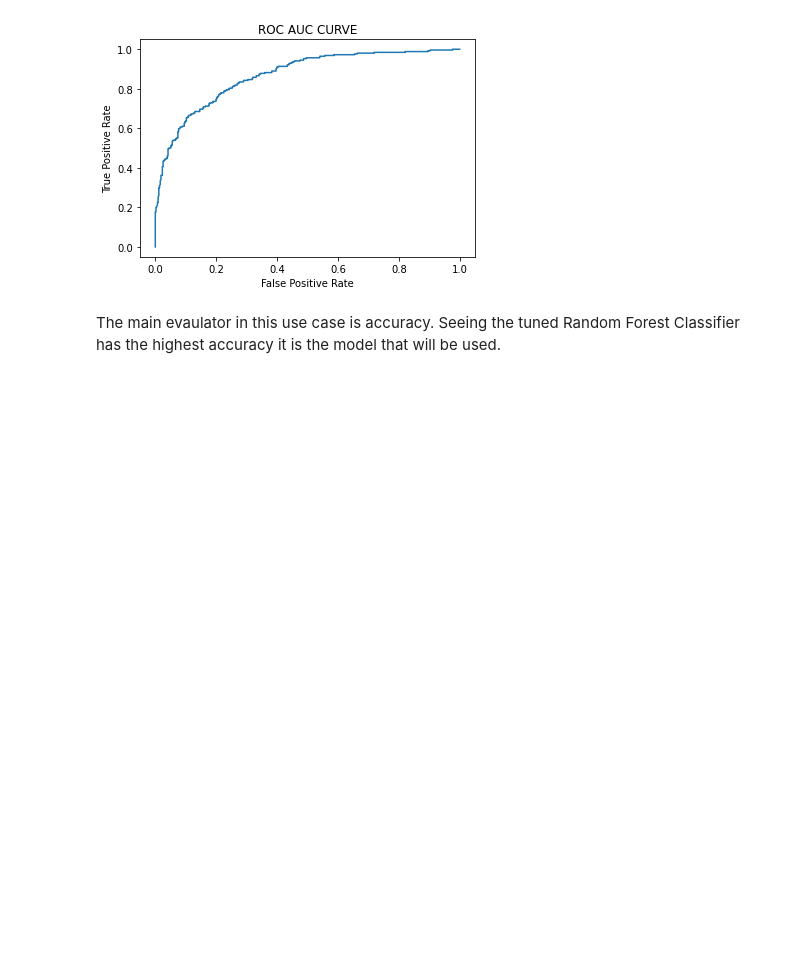
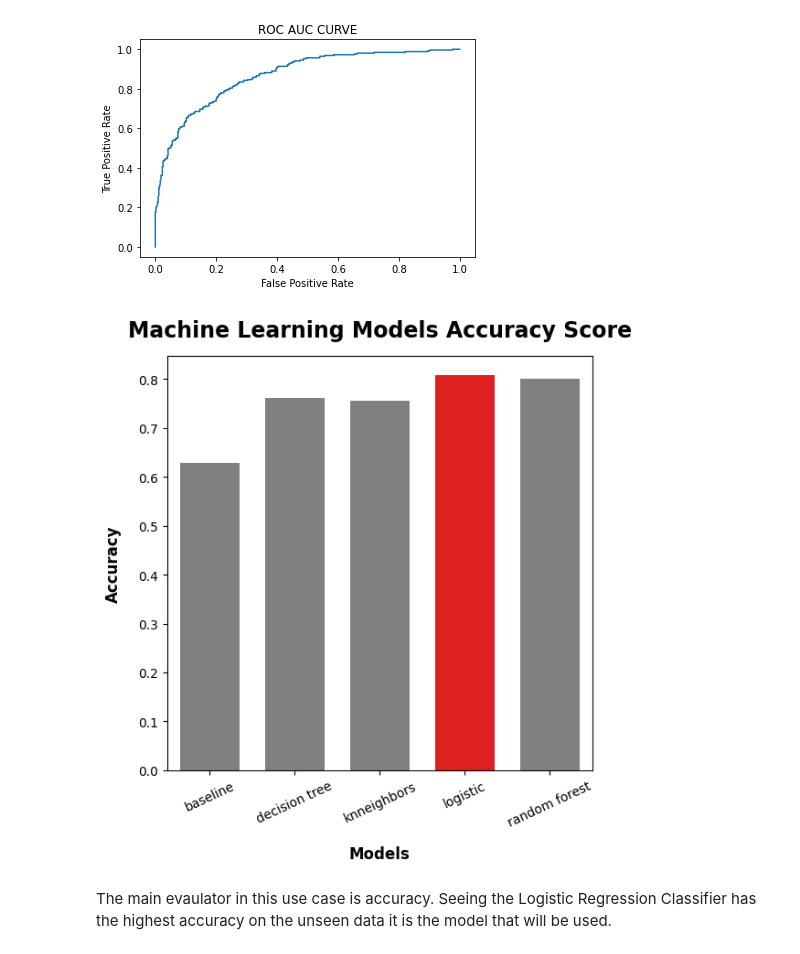
Before and after one commit to RogerPineda13/Healthcare_Persistency_of_a_drug, a Jupyter notebook: Week12/Modeling.ipynb, the cells around one changed output. Saved outputs shown, nothing was run; the diff lists cells and outputs as text; code cells hidden in the pictures; blank space fills up the shorter version.

```diff
--- a/Week12/Modeling.ipynb
+++ b/Week12/Modeling.ipynb
@@ -45,6 +45,13 @@ def roc_auc_curve(fpr,tpr):
   plt.ylabel("True Positive Rate")
   plt.title("ROC AUC CURVE")
   plt.show()
+
+def change_width(ax, new_value) :
+    for patch in ax.patches :
+        current_width = patch.get_width()
+        diff = current_width - new_value
+        patch.set_width(new_value)
+        patch.set_x(patch.get_x() + diff * .5)
 # %%
 #Bringing in Data
 from google.colab import files
@@ -241,5 +248,34 @@ fpr, tpr, _ = roc_curve(y_test, rf_pred_proba)
 roc_auc_curve(fpr,tpr)
 # %% [output]
 [figure]
+# %%
+baseline = dummy.score(X_test, y_test)
+logistic = logistic_model.score(X_test, y_test)
+knneighbors = knn.score(X_test, y_test)
+decision_tree = dt.score(X_test, y_test)
+random_forest = rf.score(X_test, y_test)
+
+acc_dict = {"accuracy":{"baseline":baseline,
+            "logistic":logistic,
+            "knneighbors":knneighbors,
+            "decision tree":decision_tree,
+            "random forest":random_forest}}
+
+accuracy_df = pd.DataFrame.from_dict(acc_dict)
+# %%
+fig, ax = plt.subplots(figsize=(6,6), dpi=100)
+
+x = accuracy_df.index
+y = accuracy_df['accuracy']
+clrs=['red' if x == 'logistic' else 'grey' for x in x]
+
+ax = sns.barplot(x=x, y=y, palette=clrs)
+ax.set_xticklabels(x, rotation=25)
+ax.set_title("Machine Learning Models Accuracy Score", fontweight='bold', fontsize=17, pad=15)
+ax.set_ylabel("Accuracy", fontweight='bold', fontsize=12, labelpad=13)
+ax.set_xlabel("Models", fontweight='bold', fontsize=12, labelpad=13)
+change_width(ax, 0.7);
+# %% [output]
+[figure, added]
 # %% [markdown]
-The main evaulator in this use case is accuracy. Seeing the tuned Random Forest Classifier has the highest accuracy it is the model that will be used.
+The main evaulator in this use case is accuracy. Seeing the Logistic Regression Classifier has the highest accuracy on the unseen data it is the model that will be used.
```
Also changed, not shown: parts of 1 cell of this notebook.
